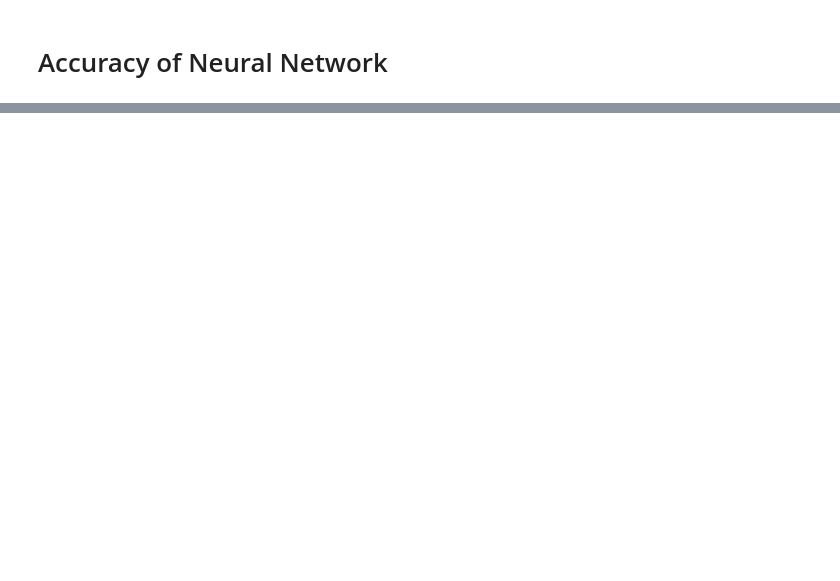
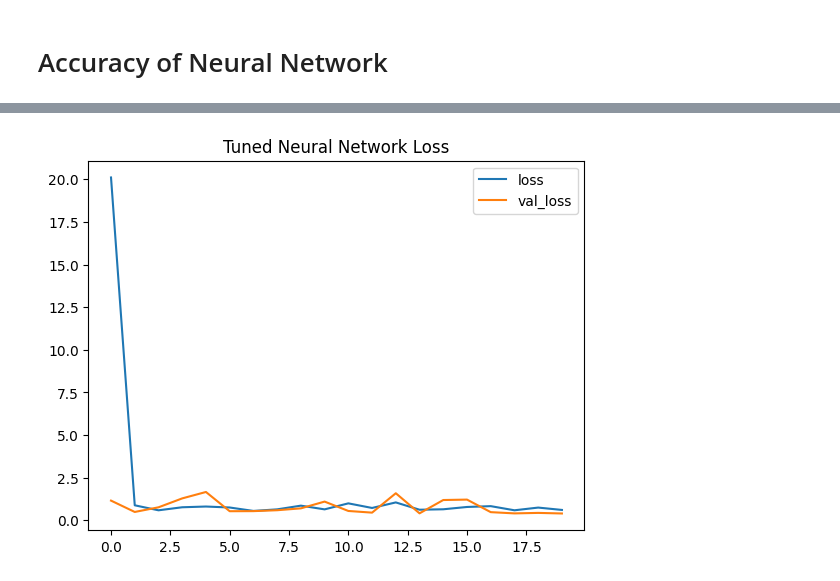
Before and after one commit to samhashiyam/MachineLearning, a Jupyter notebook: MLcwipynb.ipynb, the cells around one changed output, grey strips where cells are left out. Cells and saved outputs as stored; diff of their text form; code cells hidden in the pictures; blank space fills up the shorter version.

```diff
--- a/MLcwipynb.ipynb
+++ b/MLcwipynb.ipynb
@@ -487,0 +555,10 @@ weighted avg       0.78      0.79      0.77      1407
+# %%
+#create tuner
+tuner = kt.RandomSearch(
+    build_model,
+    objective='val_accuracy',
+    max_trials=5,         # tries 5 different combinations
+    executions_per_trial=1,
+    directory='keras_tuner',
+    project_name='churn_tuning'
+)
@@ -487,0 +577,9 @@ weighted avg       0.78      0.79      0.77      1407
+# %%
+#get best parameters
+best_hp = tuner.get_best_hyperparameters(num_trials=1)[0]
+print("BEST HYPERPARAMETERS:")
+print("Units:", best_hp.get('units'))
+print("Second layer:", best_hp.get('second_layer'))
+if best_hp.get('second_layer'):
+    print("Units in second layer:", best_hp.get('units2'))
+print("Learning rate:", best_hp.get('learning_rate'))
@@ -487,0 +591,12 @@ weighted avg       0.78      0.79      0.77      1407
+# %%
+#build model
+best_model = tuner.hypermodel.build(best_hp)
+
+#train model
+history = best_model.fit(
+    X_train, y_train,
+    epochs=20,
+    batch_size=32,
+    validation_split=0.2,
+    verbose=1
+)
@@ -487,0 +622,9 @@ weighted avg       0.78      0.79      0.77      1407
+# %%
+#plot loss
+plt.plot(history.history['loss'], label='loss')
+plt.plot(history.history['val_loss'], label='val_loss')
+plt.legend()
+plt.title("Tuned Neural Network Loss")
+plt.show()
+# %% [output]
+[figure, added]
```
Also changed, not shown: parts of 19 cells of this notebook.
